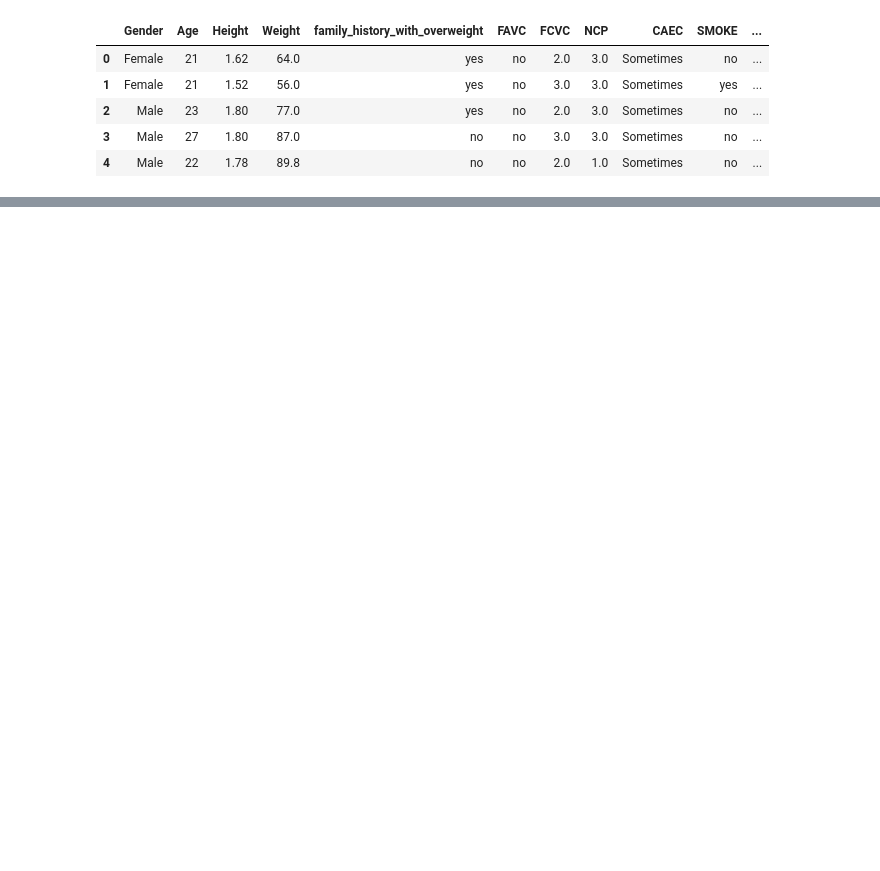
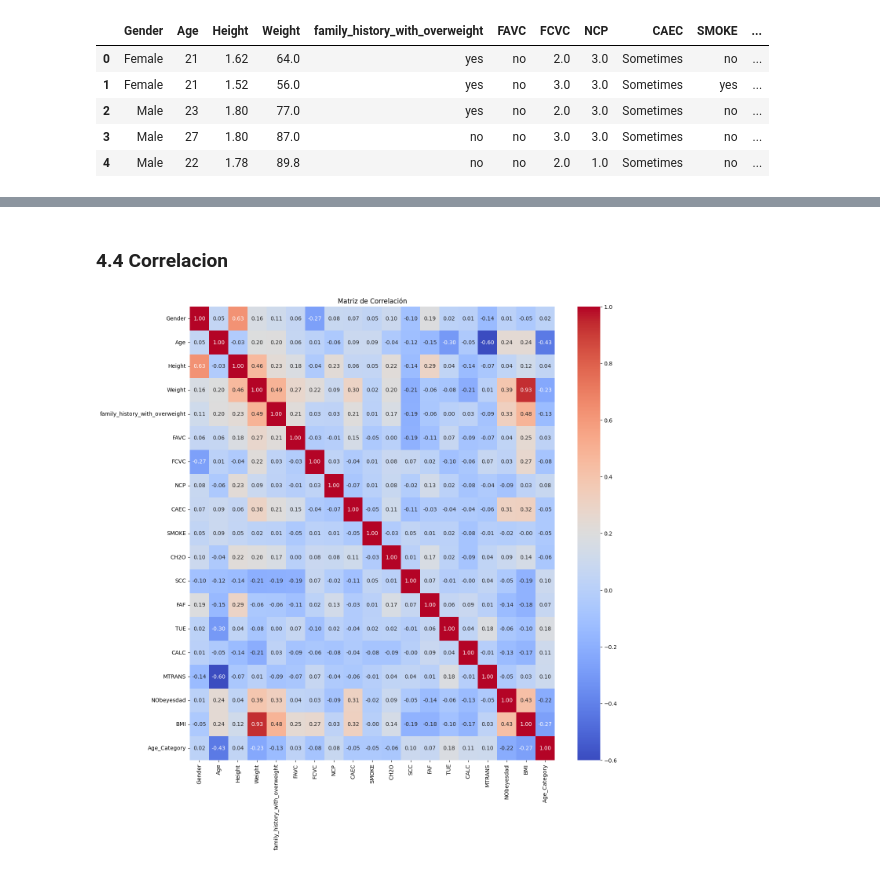
Before and after one commit to electrojam/Data-Analysis-and-Prediction-Obesity, a Jupyter notebook: prediccion_de_obesidad.ipynb, the cells around one changed output, grey strips where cells are left out. Cells and saved outputs as stored; diff of their text form; code cells hidden in the pictures; blank space fills up the shorter version.

```diff
--- a/prediccion_de_obesidad.ipynb
+++ b/prediccion_de_obesidad.ipynb
@@ -460,0 +234,4 @@ plt.show()
+# %%
+# Identificamos y guardamos los nombres de las columnas numéricas
+numerical_columns = df_proc.select_dtypes(include=['float64', 'int64']).columns
+numerical_columns
@@ -460,0 +242,4 @@ plt.show()
+# %%
+# Identificamos y guardamos nombres de las columnas categóricas
+cat_cols = df_proc.select_dtypes(include=['object', 'category']).columns
+cat_cols
@@ -460,0 +250,7 @@ plt.show()
+# %%
+# Label Encoding
+for col in cat_cols:
+  cat_encoder = LabelEncoder()
+  df_proc[col] = cat_encoder.fit_transform(df_proc[col])
+
+df_proc.head()
@@ -460,0 +266,9 @@ plt.show()
+# %%
+df_scaled = df_proc.copy()
+
+# Inicializamos escalador
+scaler = RobustScaler()
+
+# Aplicams el escaler a columnas numéricas
+df_scaled[numerical_columns] = scaler.fit_transform(df_scaled[numerical_columns])
+df_scaled.head()
@@ -460,0 +282,11 @@ plt.show()
+# %% [markdown]
+### 4.4 Correlacion
+# %%
+# Graficamos mapade calor de correlación
+matrix_corr = df_scaled.corr()
+plt.figure(figsize=(15, 15))
+sns.heatmap(matrix_corr, annot=True, cmap='coolwarm', fmt='.2f')
+plt.title('Matriz de Correlación')
+plt.show()
+# %% [output]
+[figure, added]
```
Also changed, not shown: parts of 59 cells of this notebook.
